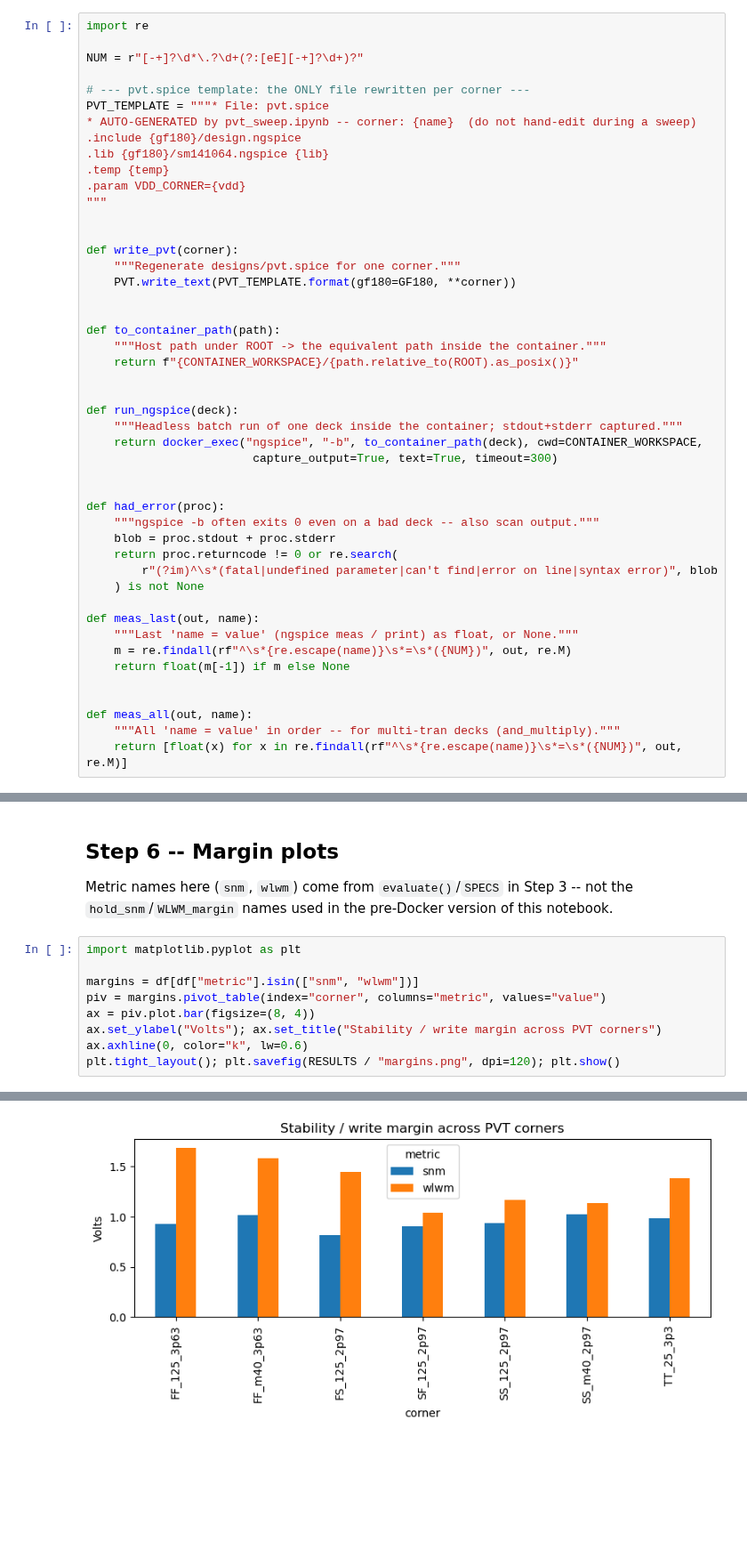
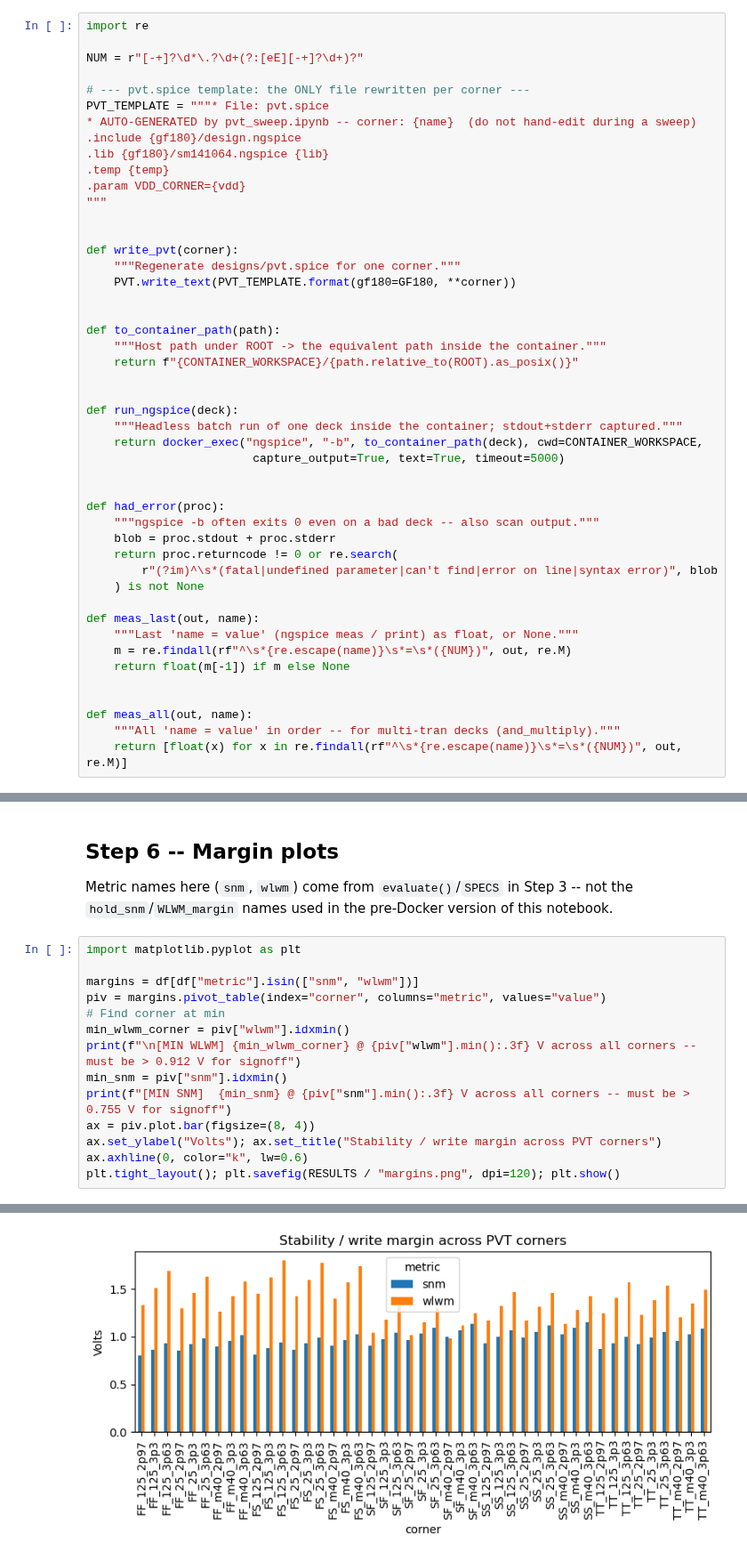
Before and after one commit to ratshgupta-guptar76/blueprints, a Jupyter notebook: analog/flow/pvt_sweep.ipynb, the cells around one changed output, grey strips where cells are left out. Shown at 89% size. Cells and saved outputs as stored; diff of their text form; blank space fills up the shorter version.

Commit message:
Update pvt_sweep.ipynb: Add all corners and update sweep for new sim/*_test.spice files.

```diff
--- a/analog/flow/pvt_sweep.ipynb
+++ b/analog/flow/pvt_sweep.ipynb
@@ -138,7 +182,7 @@ def to_container_path(path):
 def run_ngspice(deck):
     """Headless batch run of one deck inside the container; stdout+stderr captured."""
     return docker_exec("ngspice", "-b", to_container_path(deck), cwd=CONTAINER_WORKSPACE,
-                        capture_output=True, text=True, timeout=300)
+                        capture_output=True, text=True, timeout=5000)
 
 
 def had_error(proc):
@@ -312,6 +358,11 @@ import matplotlib.pyplot as plt
 
 margins = df[df["metric"].isin(["snm", "wlwm"])]
 piv = margins.pivot_table(index="corner", columns="metric", values="value")
+# Find corner at min
+min_wlwm_corner = piv["wlwm"].idxmin()
+print(f"\n[MIN WLWM] {min_wlwm_corner} @ {piv["wlwm"].min():.3f} V across all corners -- must be > 0.912 V for signoff")
+min_snm = piv["snm"].idxmin()
+print(f"[MIN SNM]  {min_snm} @ {piv["snm"].min():.3f} V across all corners -- must be > 0.755 V for signoff")
 ax = piv.plot.bar(figsize=(8, 4))
 ax.set_ylabel("Volts"); ax.set_title("Stability / write margin across PVT corners")
 ax.axhline(0, color="k", lw=0.6)
@@ -320 +373 @@ plt.tight_layout(); plt.savefig(RESULTS / "margins.png", dpi=120); plt.show()
-[figure, old version]
+[figure, new version]
```
Also changed, not shown: parts of 7 cells of this notebook.
